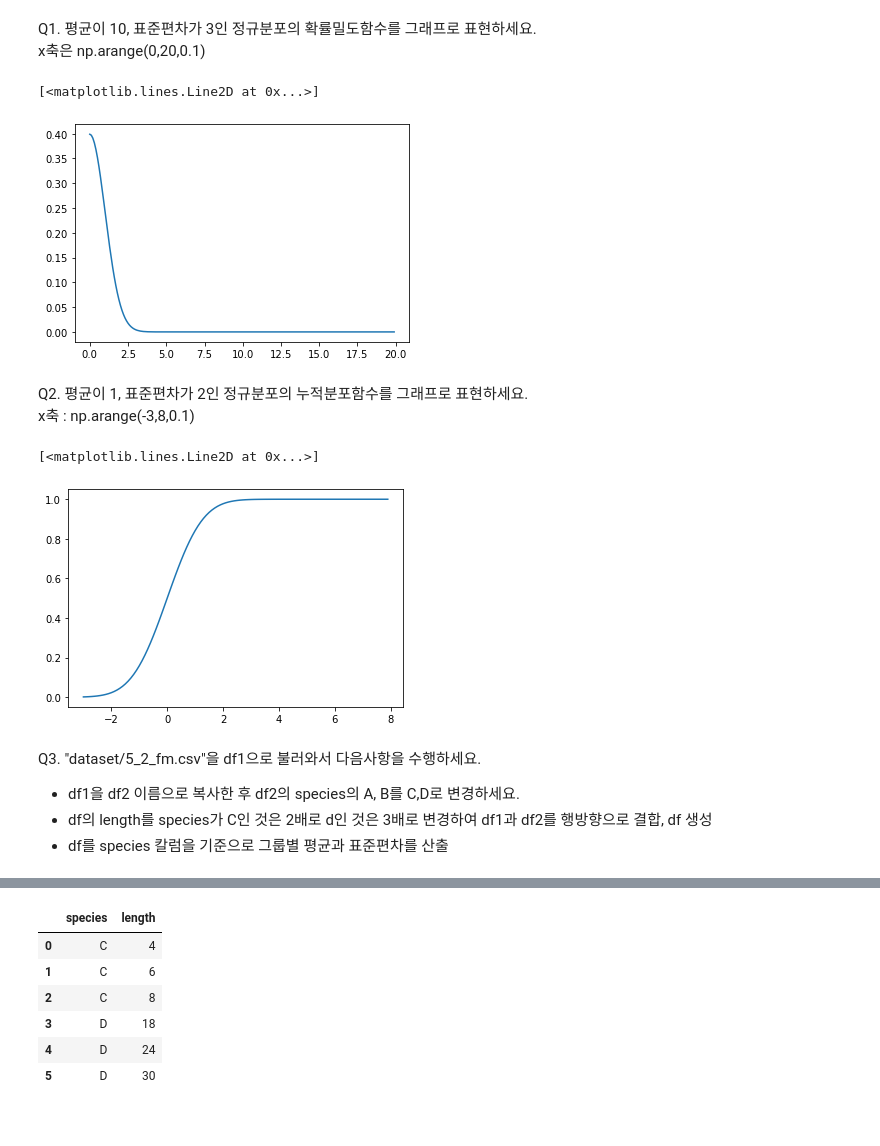
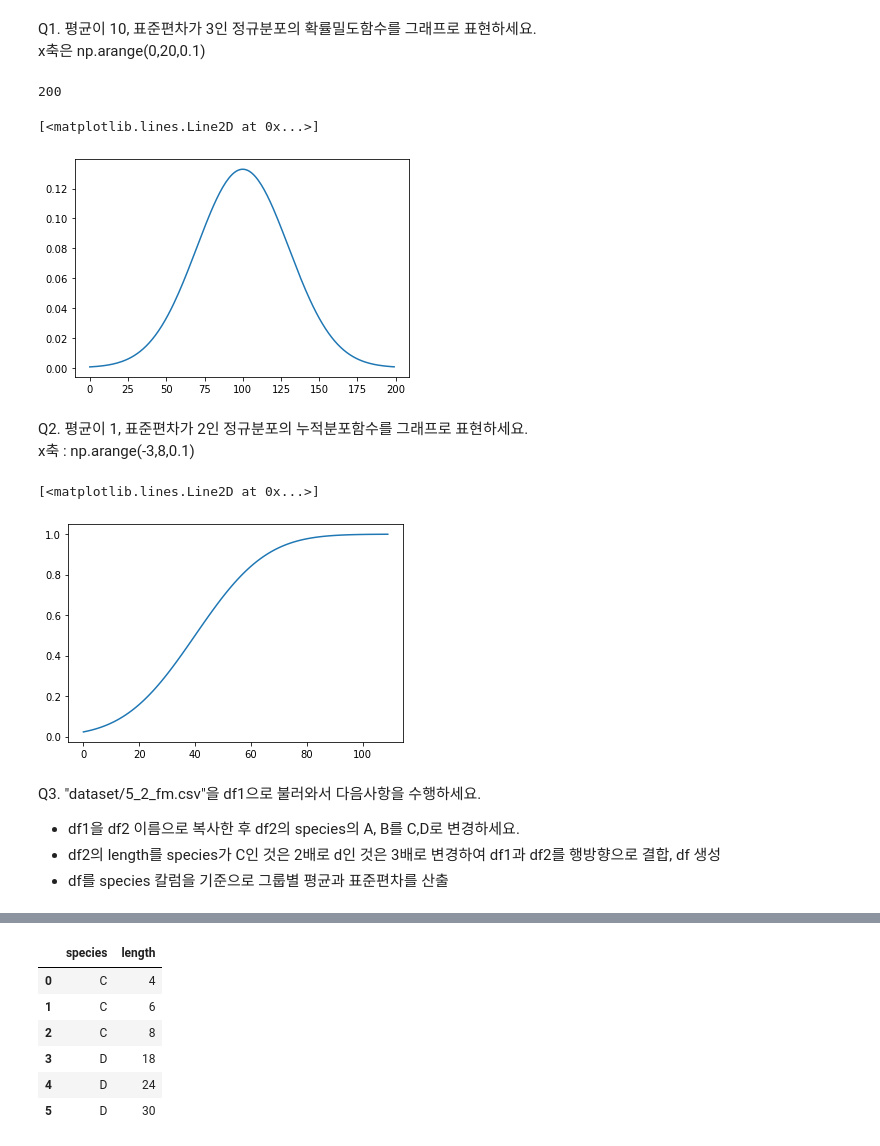
Before and after one commit to InChil2/Mac, a Jupyter notebook: stat/선형대수학및통계학_문제_신인철.ipynb, the cells around one changed output, grey strips where cells are left out. Drawn from its saved outputs; the diff is of its cells as text; code cells hidden in the pictures.

```diff
--- a/stat/선형대수학및통계학_문제_신인철.ipynb
+++ b/stat/선형대수학및통계학_문제_신인철.ipynb
@@ -11,28 +11,28 @@ x축은 np.arange(0,20,0.1)
 # %%
 from scipy import stats
 import numpy as np
 import matplotlib.pyplot as plt
 
 x = np.arange(0,20,0.1)
-pdf = stats.norm.pdf(x)
-plt.plot(x,pdf)
+print(len(x))
+plt.plot(stats.norm.pdf(loc=10,scale=3,x=x))
 # %% [output]
-[<matplotlib.lines.Line2D at 0x...>]
+200
+[<matplotlib.lines.Line2D at 0x...>]
-[figure, old version]
+[figure, new version]
 # %% [markdown]
 Q2. 평균이 1, 표준편차가 2인 정규분포의 누적분포함수를 그래프로 표현하세요.
 x축 : np.arange(-3,8,0.1)
 # %%
 x = np.arange(-3,8,0.1)
-cdf = stats.norm.cdf(x)
-plt.plot(x,cdf)
+plt.plot(stats.norm.cdf(loc=1,scale=2,x=x))
 # %% [output]
 [<matplotlib.lines.Line2D at 0x...>]
-[figure, old version]
+[figure, new version]
 # %% [markdown]
 Q3. "dataset/5_2_fm.csv"을 df1으로 불러와서 다음사항을 수행하세요.
 - df1을 df2 이름으로 복사한 후 df2의 species의 A, B를 C,D로 변경하세요.
-- df의 length를 species가 C인 것은 2배로 d인 것은 3배로 변경하여 df1과 df2를 행방향으로 결합, df 생성
+- df2의 length를 species가 C인 것은 2배로 d인 것은 3배로 변경하여 df1과 df2를 행방향으로 결합, df 생성
 - df를 species 칼럼을 기준으로 그룹별 평균과 표준편차를 산출
 # %%
 import pandas as pd
```
Also changed, not shown: parts of 23 cells of this notebook, 7 other files.
